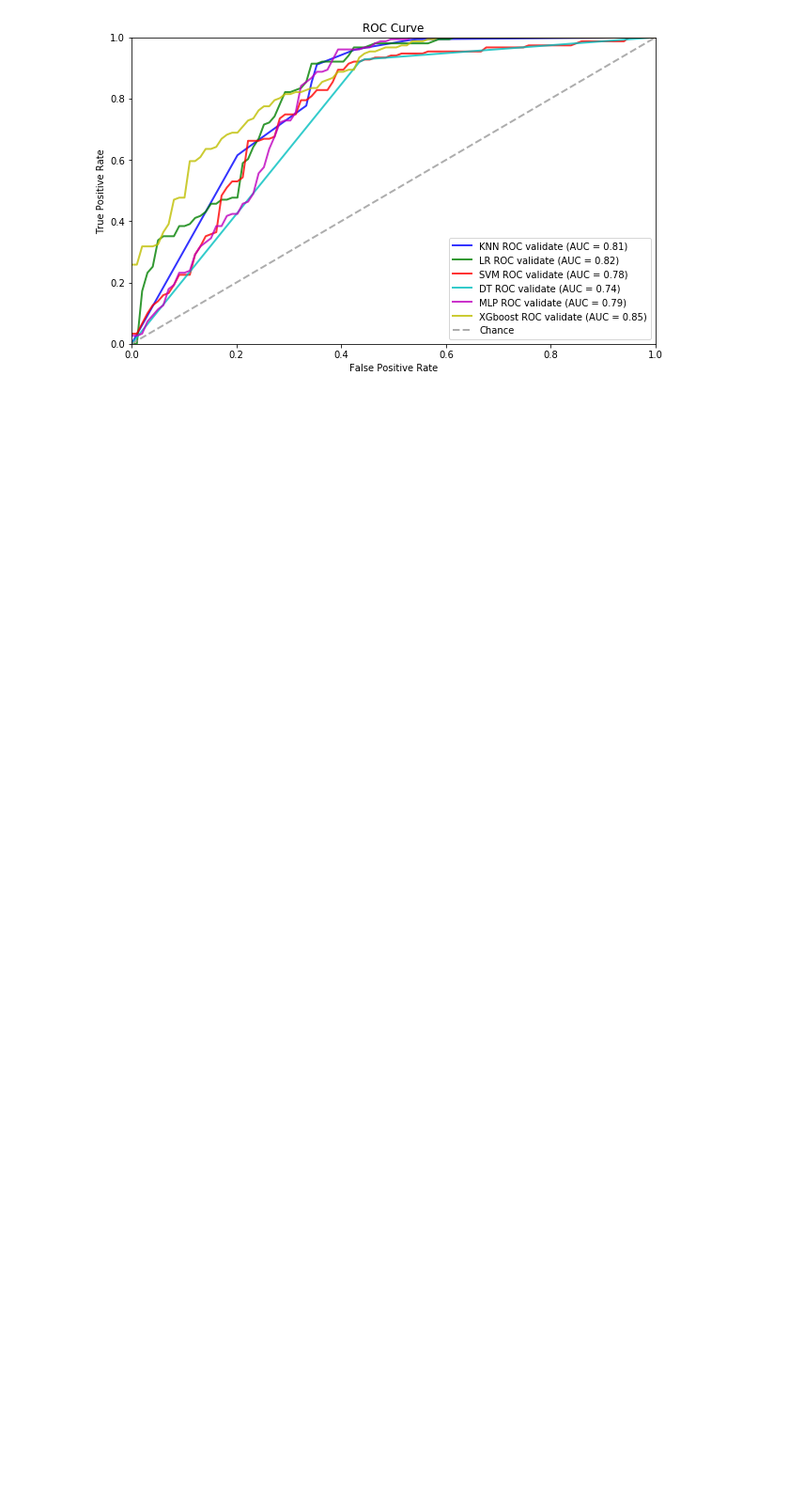
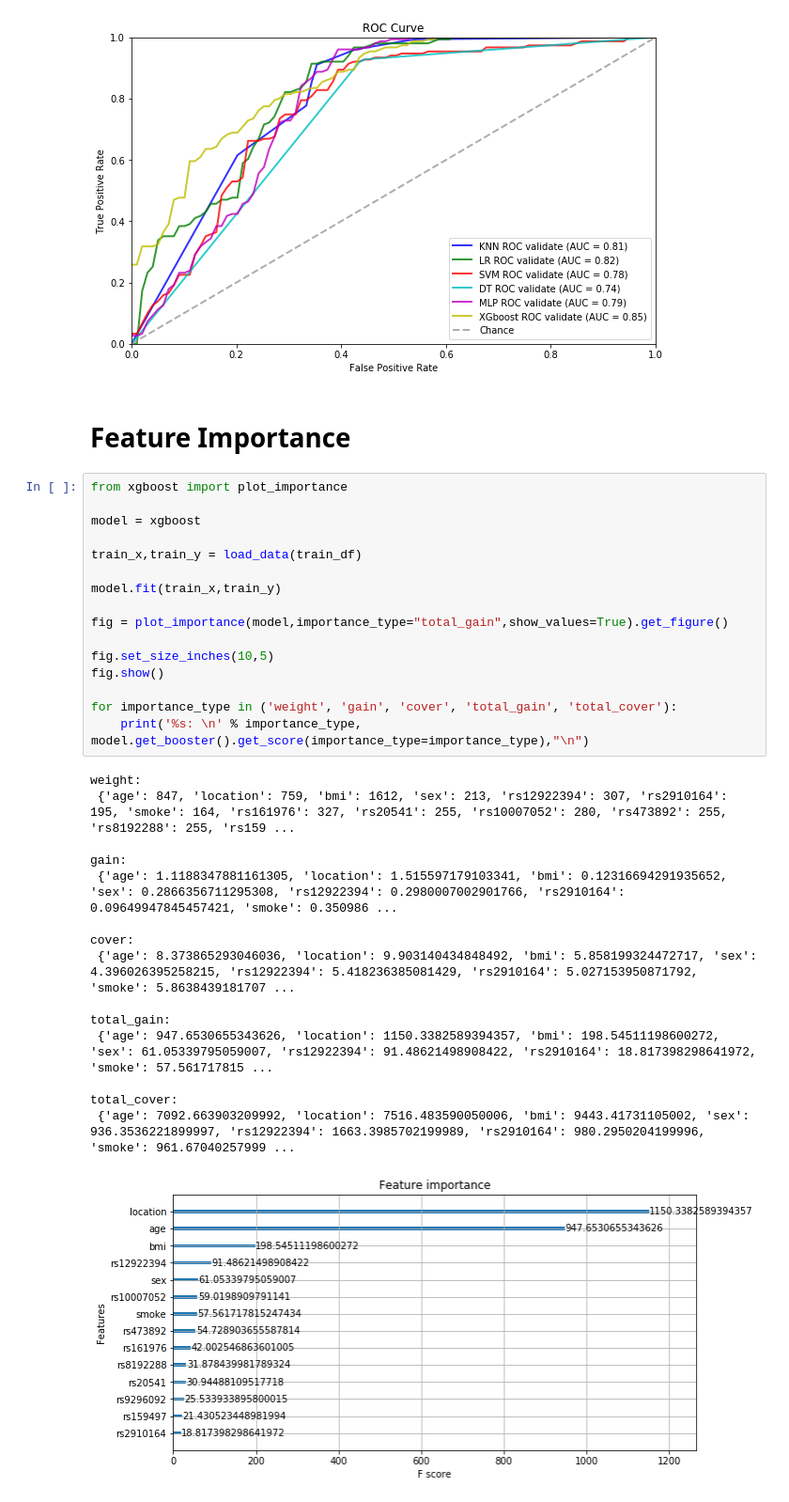
Before and after one commit to Physicist91/copd-ml, a Jupyter notebook: Analysis.ipynb, the cells around one changed output. Shown: that part at 94% size. Drawn from its saved outputs; the diff is of its cells as text; blank space fills up the shorter version.

Commit message:
add feature importance plot

```diff
--- a/Analysis.ipynb
+++ b/Analysis.ipynb
@@ -189,3 +189,37 @@ plt.legend(loc="lower right")
 fig.show()
 # %% [output]
 [figure]
+# %% [markdown]
+# Feature Importance
+# %%
+from xgboost import plot_importance
+
+model = xgboost
+
+train_x,train_y = load_data(train_df)
+
+model.fit(train_x,train_y)
+
+fig = plot_importance(model,importance_type="total_gain",show_values=True).get_figure()
+
+fig.set_size_inches(10,5)
+fig.show()
+
+for importance_type in ('weight', 'gain', 'cover', 'total_gain', 'total_cover'):
+    print('%s: \n' % importance_type, model.get_booster().get_score(importance_type=importance_type),"\n")
+# %% [output]
+weight:
+ {'age': 847, 'location': 759, 'bmi': 1612, 'sex': 213, 'rs12922394': 307, 'rs2910164': 195, 'smoke': 164, 'rs161976': 327, 'rs20541': 255, 'rs10007052': 280, 'rs473892': 255, 'rs8192288': 255, 'rs159 ...
+
+gain:
+ {'age': 1.1188347881161305, 'location': 1.515597179103341, 'bmi': 0.12316694291935652, 'sex': 0.2866356711295308, 'rs12922394': 0.2980007002901766, 'rs2910164': 0.09649947845457421, 'smoke': 0.350986 ...
+
+cover:
+ {'age': 8.373865293046036, 'location': 9.903140434848492, 'bmi': 5.858199324472717, 'sex': 4.396026395258215, 'rs12922394': 5.418236385081429, 'rs2910164': 5.027153950871792, 'smoke': 5.8638439181707 ...
+
+total_gain:
+ {'age': 947.6530655343626, 'location': 1150.3382589394357, 'bmi': 198.54511198600272, 'sex': 61.05339795059007, 'rs12922394': 91.48621498908422, 'rs2910164': 18.817398298641972, 'smoke': 57.561717815 ...
+
+total_cover:
+ {'age': 7092.663903209992, 'location': 7516.483590050006, 'bmi': 9443.41731105002, 'sex': 936.3536221899997, 'rs12922394': 1663.3985702199989, 'rs2910164': 980.2950204199996, 'smoke': 961.67040257999 ...
+[figure, added]
```
Also changed, not shown: 1 other file.
